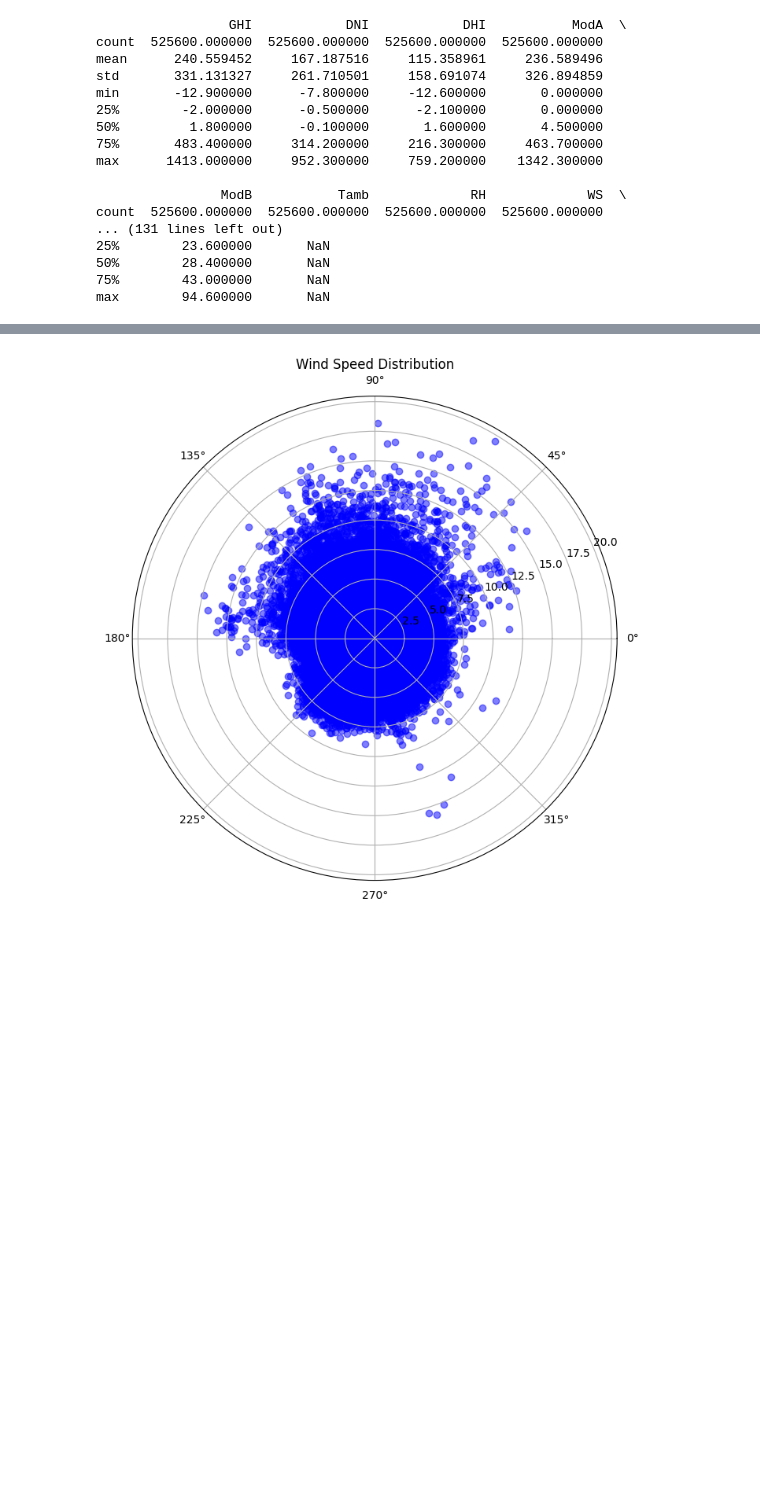
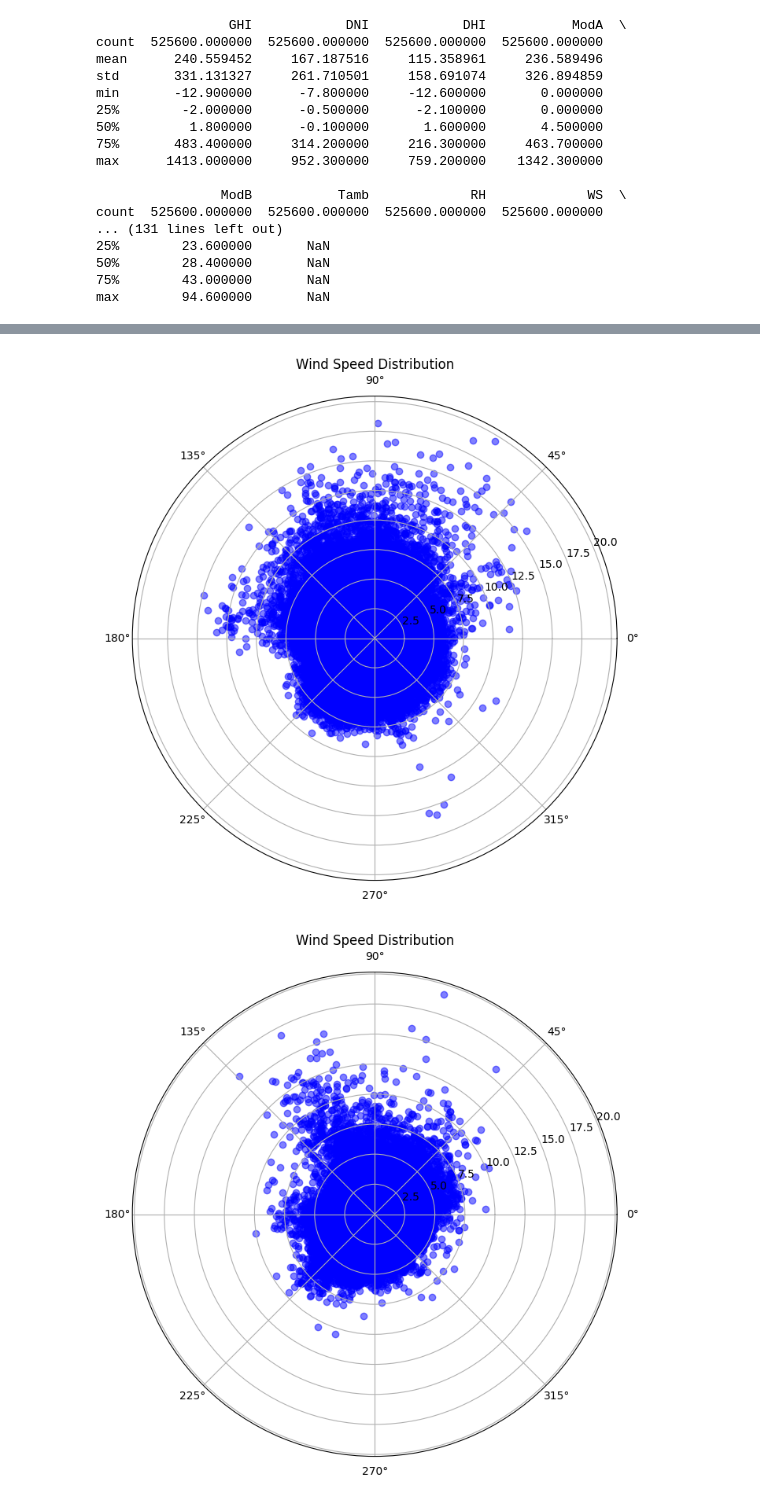
Before and after one commit to Alpha-Mintamir/solar_farm_data_analysis, a Jupyter notebook: notebooks/exploratory_data_analysis.ipynb, the cells around one changed output, grey strips where cells are left out. Saved outputs shown, nothing was run; the diff lists cells and outputs as text; code cells hidden in the pictures; blank space fills up the shorter version.

```diff
--- a/notebooks/exploratory_data_analysis.ipynb
+++ b/notebooks/exploratory_data_analysis.ipynb
@@ -132,14 +144,17 @@ plot_correlation_heatmap(df_benin)
 # %%
 def plot_wind_polar(df):
     plt.figure(figsize=(8, 8))
     plt.subplot(projection='polar')
     theta = np.deg2rad(df['WD'].dropna())
     r = df['WS'].dropna()
     plt.scatter(theta, r, c='b', alpha=0.5)
     plt.title('Wind Speed Distribution')
     plt.show()
 
 
 plot_wind_polar(df_benin)
+plot_wind_polar(df_sierraleone)
+plot_wind_polar(df_togo)
 # %% [output]
 [figure]
+[figure, added]
```
Also changed, not shown: parts of 5 cells of this notebook, 1 other file.
